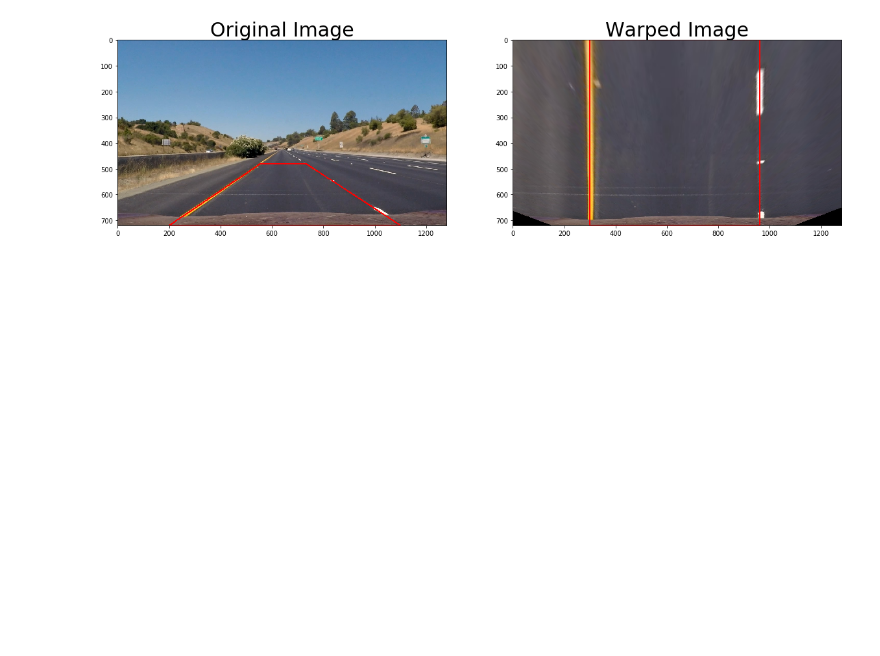
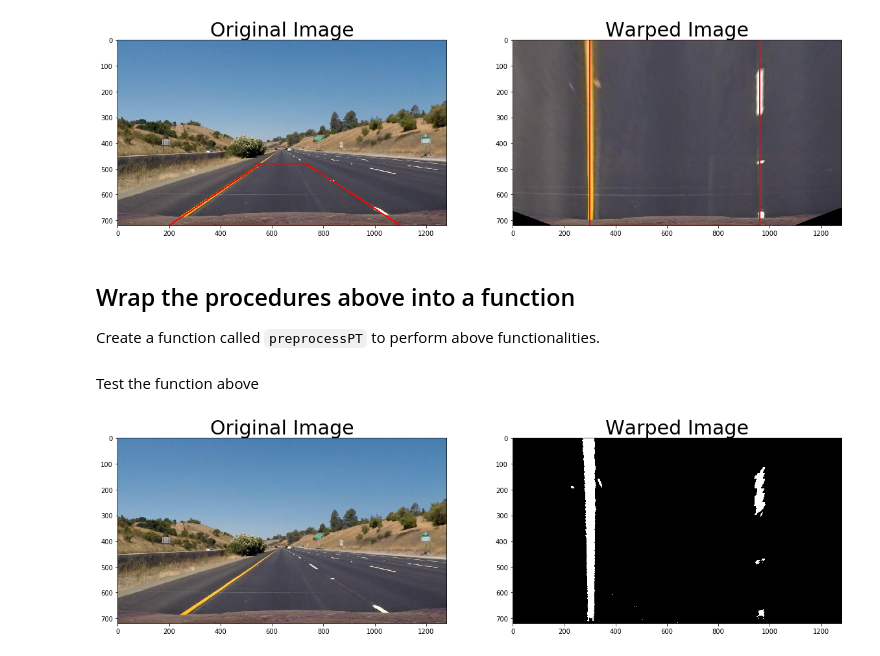
Before and after one commit to gcjyzdd/SDC-P4, a Jupyter notebook: AdvancedLanelineDetection.ipynb, the cells around one changed output. Saved outputs shown, nothing was run; the diff lists cells and outputs as text; code cells hidden in the pictures; blank space fills up the shorter version.

Commit message:
Wrap preprocessing as a function

```diff
--- a/AdvancedLanelineDetection.ipynb
+++ b/AdvancedLanelineDetection.ipynb
@@ -260,3 +260,12 @@ ax2.set_title('Warped Image', fontsize=30)
 1280 720
 <matplotlib.text.Text at 0x...>
 [figure]
+# %%
+# Save the perspective transform matrix and other constants together
+dist_pickle = pickle.load( open( "camera_cal/wide_dist_pickle.p", "rb" ) )
+dist_pickle["M"] = M
+pickle.dump( dist_pickle, open( "camera_cal/wide_dist_pickle.p", "wb" ) )
+# %% [markdown]
+## Wrap the procedures above into a function
+
+Create a function called `preprocessPT` to perform above functionalities.
@@ -262,0 +317,22 @@ ax2.set_title('Warped Image', fontsize=30)
+# %% [markdown]
+Test the function above
+# %%
+# Read in the saved camera matrix and distortion coefficients
+dist_pickle = pickle.load( open( "camera_cal/wide_dist_pickle.p", "rb" ) )
+mtx = dist_pickle["mtx"]
+dist = dist_pickle["dist"]
+M = dist_pickle["M"]
+
+# Load a test image
+img = mpimg.imread('test_images/straight_lines1.jpg')
+tmp = preprocessPT(img, mtx, dist, M)
+
+f, (ax1, ax2) = plt.subplots(1, 2, figsize=(20,10))
+ax1.imshow(img)
+ax1.set_title('Original Image', fontsize=30)
+ax2.imshow(tmp, cmap='gray')
+ax2.set_title('Warped Image', fontsize=30)
+
+plt.savefig('books_read.png', bbox_inches='tight')
+# %% [output]
+[figure, added]
```
Also changed, not shown: parts of 1 cell of this notebook.
